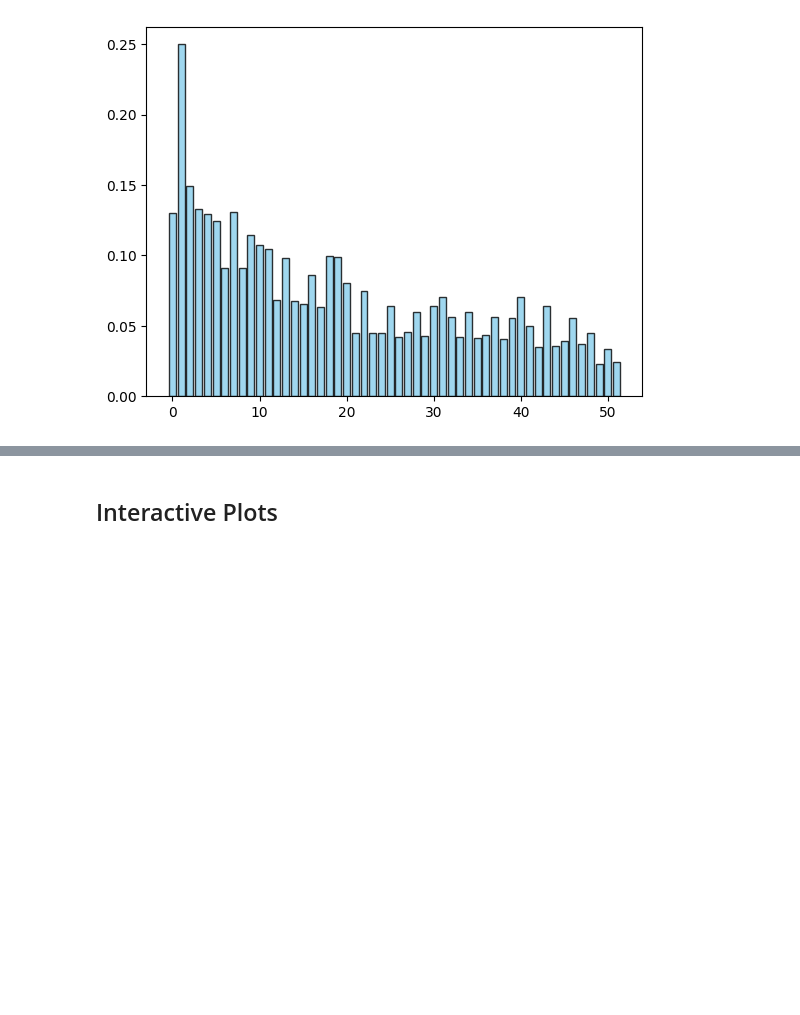
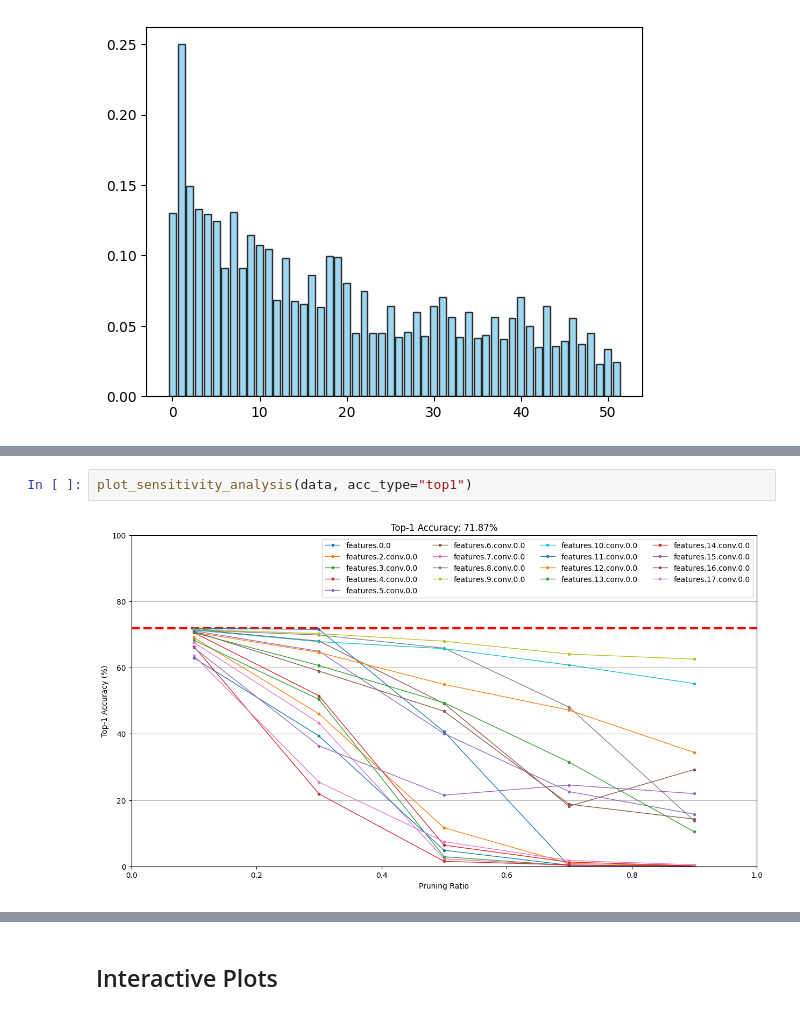
Before and after one commit to alfredowh/model-compression, a Jupyter notebook: notebooks/model_exploration.ipynb, the cells around one changed output, grey strips where cells are left out. Drawn from its saved outputs; the diff is of its cells as text; blank space fills up the shorter version.

```diff
--- a/notebooks/model_exploration.ipynb
+++ b/notebooks/model_exploration.ipynb
@@ -210,0 +148,4 @@ plt.show()
+# %%
+plot_sensitivity_analysis(data, acc_type="top1")
+# %% [output]
+[figure, added]
```
Also changed, not shown: parts of 20 cells of this notebook.
